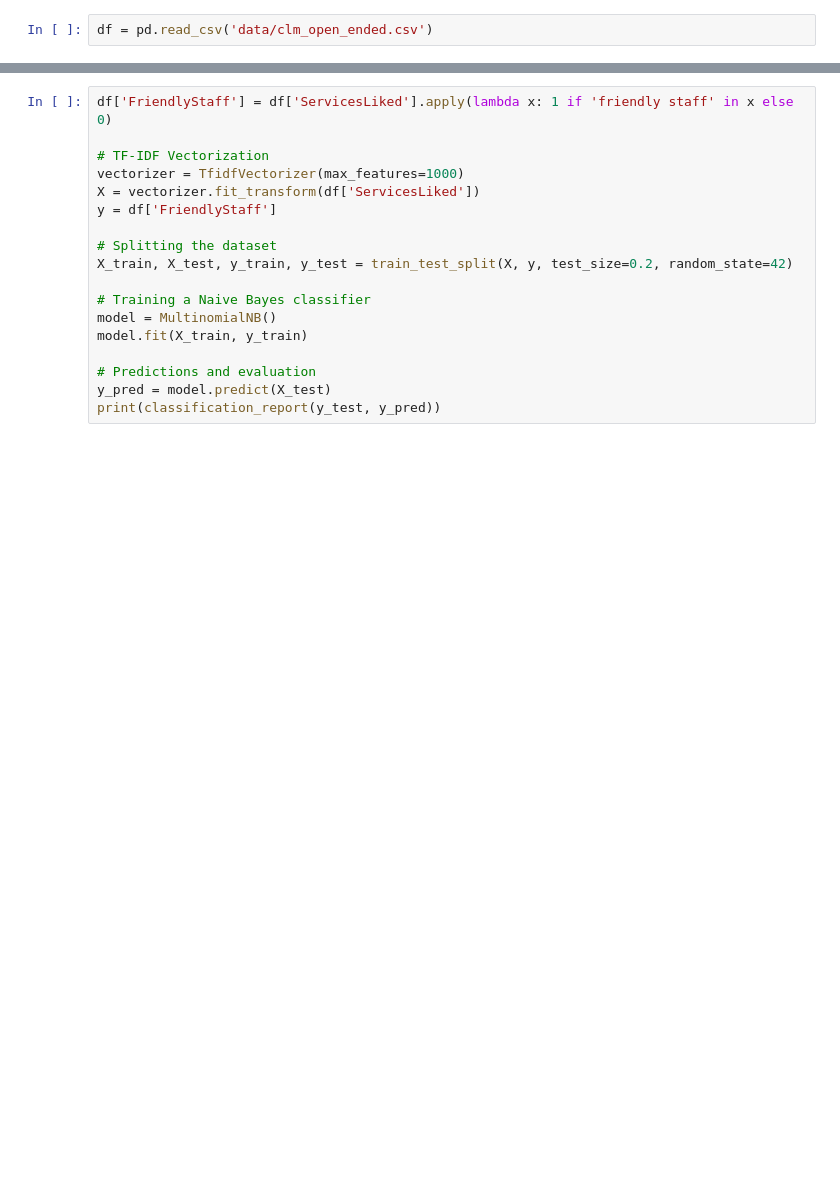
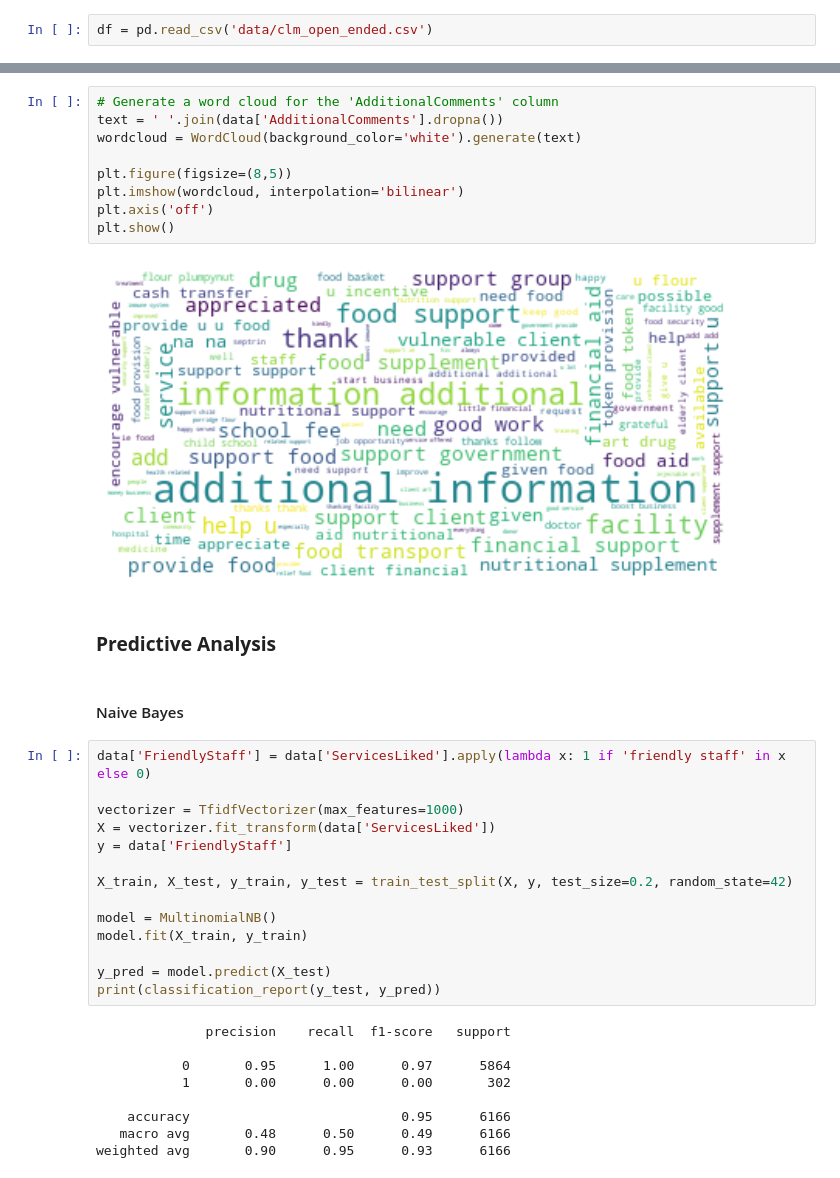
Before and after one commit to ogambamaria/mod5_tuda, a Jupyter notebook: tuda_100060.ipynb, the cells around one changed output, grey strips where cells are left out. Saved outputs shown, nothing was run; the diff lists cells and outputs as text; blank space fills up the shorter version.

```diff
--- a/tuda_100060.ipynb
+++ b/tuda_100060.ipynb
@@ -84,18 +231,38 @@ for topic in topics:
+# %%
+# Generate a word cloud for the 'AdditionalComments' column
+text = ' '.join(data['AdditionalComments'].dropna())
+wordcloud = WordCloud(background_color='white').generate(text)
+
+plt.figure(figsize=(8,5))
+plt.imshow(wordcloud, interpolation='bilinear')
+plt.axis('off')
+plt.show()
+# %% [output]
+[figure, added]
+# %% [markdown]
+### **Predictive Analysis**
+# %% [markdown]
+#### Naive Bayes
 # %%
-df['FriendlyStaff'] = df['ServicesLiked'].apply(lambda x: 1 if 'friendly staff' in x else 0)
+data['FriendlyStaff'] = data['ServicesLiked'].apply(lambda x: 1 if 'friendly staff' in x else 0)
 
-# TF-IDF Vectorization
 vectorizer = TfidfVectorizer(max_features=1000)
-X = vectorizer.fit_transform(df['ServicesLiked'])
-y = df['FriendlyStaff']
+X = vectorizer.fit_transform(data['ServicesLiked'])
+y = data['FriendlyStaff']
 
-# Splitting the dataset
 X_train, X_test, y_train, y_test = train_test_split(X, y, test_size=0.2, random_state=42)
 
-# Training a Naive Bayes classifier
 model = MultinomialNB()
 model.fit(X_train, y_train)
 
-# Predictions and evaluation
 y_pred = model.predict(X_test)
 print(classification_report(y_test, y_pred))
+# %% [output]
+              precision    recall  f1-score   support
+
+           0       0.95      1.00      0.97      5864
+           1       0.00      0.00      0.00       302
+
+    accuracy                           0.95      6166
+   macro avg       0.48      0.50      0.49      6166
+weighted avg       0.90      0.95      0.93      6166
```
Also changed, not shown: parts of 24 cells of this notebook.
